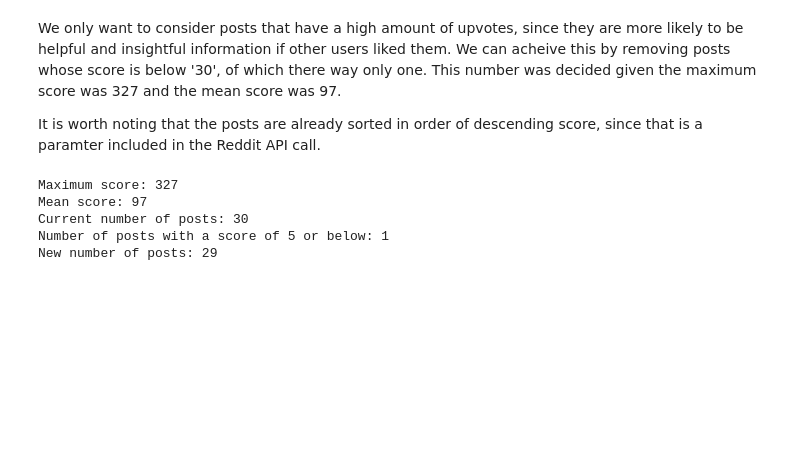
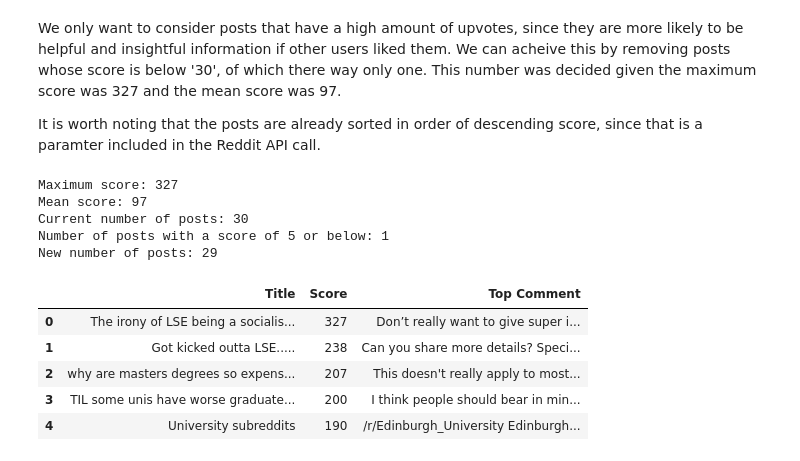
Before and after one commit to codingfishguy/ST115-Group-Project, a Jupyter notebook: Report.ipynb, the cells around one changed output. Saved outputs shown, nothing was run; the diff lists cells and outputs as text; code cells hidden in the pictures; blank space fills up the shorter version.

```diff
--- a/Report.ipynb
+++ b/Report.ipynb
@@ -259,16 +254,25 @@ We only want to consider posts that have a high amount of upvotes, since they ar
 
 It is worth noting that the posts are already sorted in order of descending score, since that is a paramter included in the Reddit API call.
 # %%
-print(f"Maximum score: {reddit_data_df['Score'].max()}")
-print(f"Mean score: {int(reddit_data_df['Score'].mean())}")
-print(f"Current number of posts: {reddit_data_df.shape[0]}")
-num_low_score_posts = (reddit_data_df['Score']<= 30).sum()
+print(f"Maximum score: {lse_reddit_data_df['Score'].max()}")
+print(f"Mean score: {int(lse_reddit_data_df['Score'].mean())}")
+print(f"Current number of posts: {lse_reddit_data_df.shape[0]}")
+num_low_score_posts = (lse_reddit_data_df['Score']<= 30).sum()
 print(f"Number of posts with a score of 5 or below: {num_low_score_posts}")
-reddit_data_df = reddit_data_df[reddit_data_df['Score'] > 30]
-print(f"New number of posts: {reddit_data_df.shape[0]}")
+lse_reddit_data_df = lse_reddit_data_df[lse_reddit_data_df['Score'] > 30]
+print(f"New number of posts: {lse_reddit_data_df.shape[0]}")
+
+
+lse_reddit_data_df.head(5)
 # %% [output]
 Maximum score: 327
 Mean score: 97
 Current number of posts: 30
 Number of posts with a score of 5 or below: 1
 New number of posts: 29
+|  | Title | Score | Top Comment |
+| 0 | The irony of LSE being a socialis... | 327 | Don’t really want to give super i... |
+| 1 | Got kicked outta LSE..... | 238 | Can you share more details? Speci... |
+| 2 | why are masters degrees so expens... | 207 | This doesn't really apply to most... |
+| 3 | TIL some unis have worse graduate... | 200 | I think people should bear in min... |
+| 4 | University subreddits | 190 | /r/Edinburgh_University Edinburgh... |
```
Also changed, not shown: parts of 11 cells of this notebook, 3 other files.
